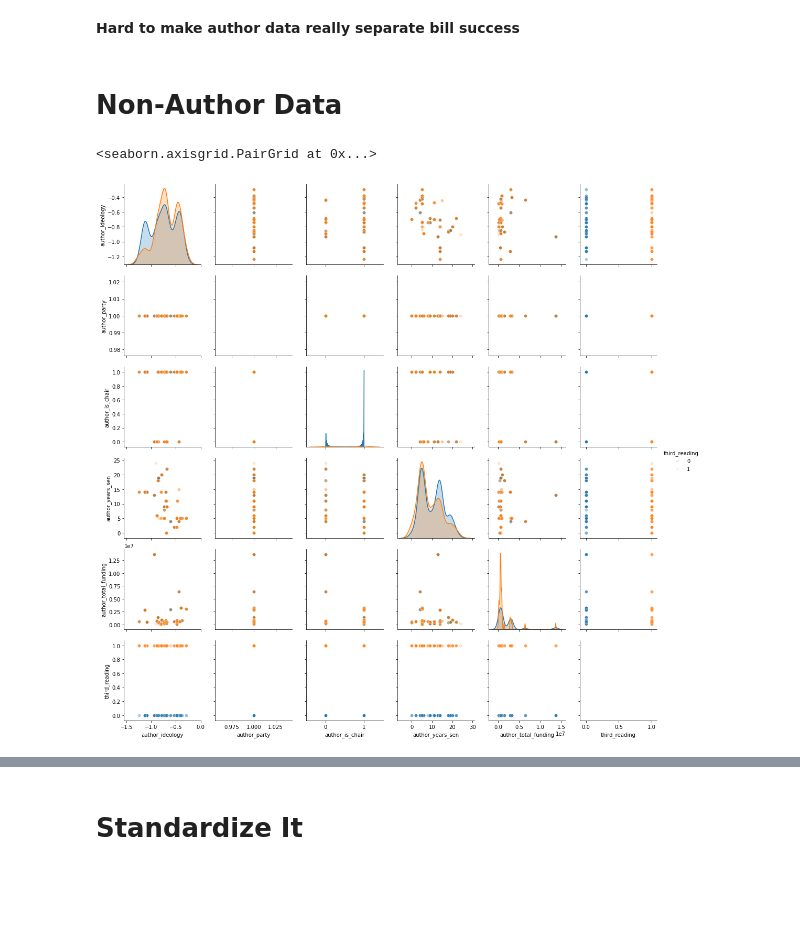
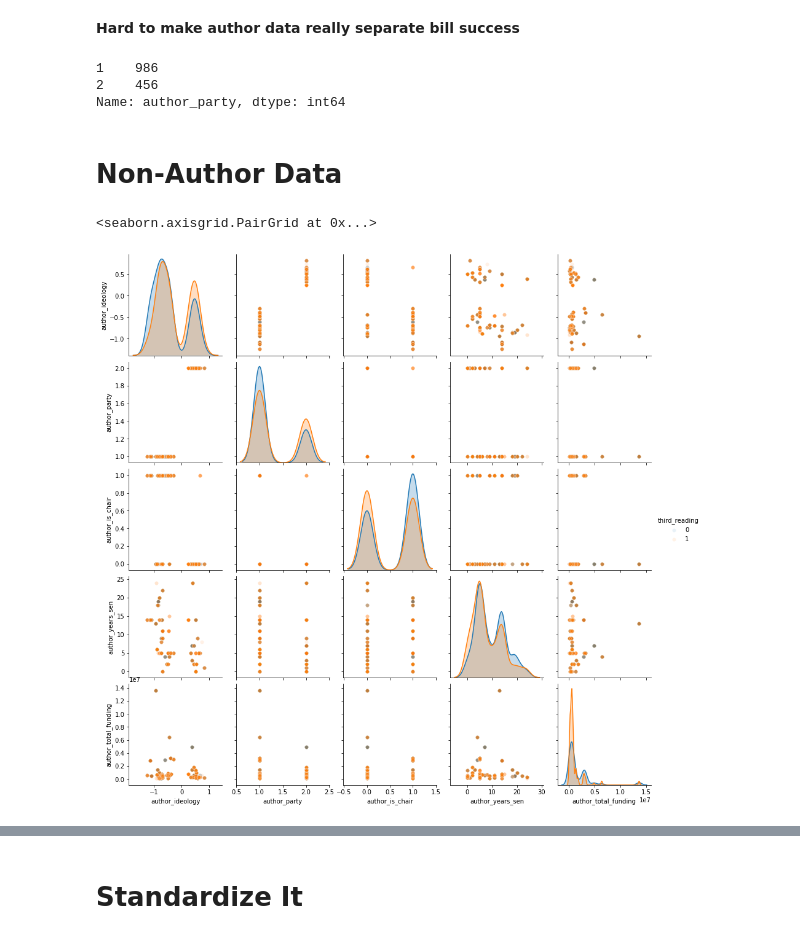
Before and after one commit to willyraedy/pass_or_not, a Jupyter notebook: notebooks/EDA_Normal.ipynb, the cells around one changed output, grey strips where cells are left out. Cells and saved outputs as stored; diff of their text form; code cells hidden in the pictures; blank space fills up the shorter version.

```diff
--- a/notebooks/EDA_Normal.ipynb
+++ b/notebooks/EDA_Normal.ipynb
@@ -31,7 +33,7 @@ metrics=['roc_auc', 'accuracy', 'precision']
 # %% [markdown]
 ## Load Data
 # %%
-ip_address = '18.218.116.177'
+ip_address = '18.223.109.72'
 _, normal_data = fetch_model_data.fetch_model_data(ip_address, split=True)
 # %%
 first_feature_set = [
@@ -182,29 +163,35 @@ print_histograms(fe, ['baby_chair', 'baby_not_chair', 'baby_poor'], False)
 # %% [markdown]
 **Hard to make author data really separate bill success**
+# %%
+normal_os.author_party.value_counts()
+# %% [output]
+1    986
+2    456
+Name: author_party, dtype: int64
 # %% [markdown]
 # Non-Author Data
 # %%
 author_features = [
     'author_ideology',
     'author_party',
     'author_is_chair',
     'author_years_sen',
     'author_total_funding',
     'third_reading'
 #     'total_sponsors',
 #     'sponsor_chairs',
 #     'agg_funding_sponsors',
 #     'agg_exp_sponsors',
 #     'total_slips',
 #     'slips_perc_pro',
 # #     'bipartisan',
 #     'ideol_range',
 ]
 
-sns.pairplot(normal_os[normal_os.author_party == 1][author_features], hue='third_reading', plot_kws={'alpha': 0.1})
+sns.pairplot(normal_os[author_features], hue='third_reading', plot_kws={'alpha': 0.1})
 # %% [output]
 <seaborn.axisgrid.PairGrid at 0x...>
-[figure, old version]
+[figure, new version]
 # %%
 fe['nobody_cares'] = fe.apply(lambda x: 1 if x.total_slips <1 and x.total_sponsors < 1 else 0, axis=1)
 fe['net_pro'] = (fe.slips_perc_pro * fe.total_slips) - ((1-fe.slips_perc_pro) * fe.total_slips)
```
Also changed, not shown: parts of 18 cells of this notebook, 1 other file.
